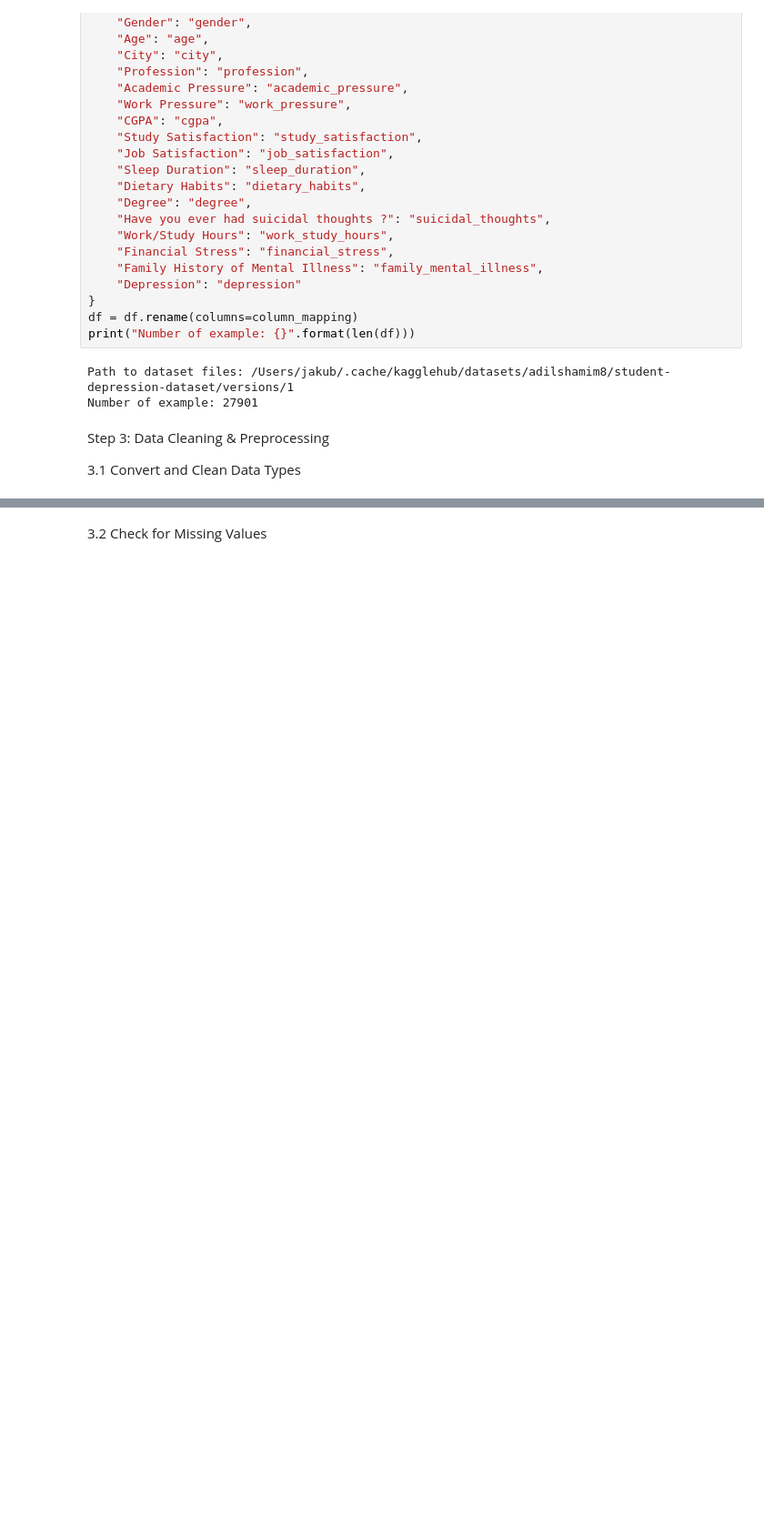
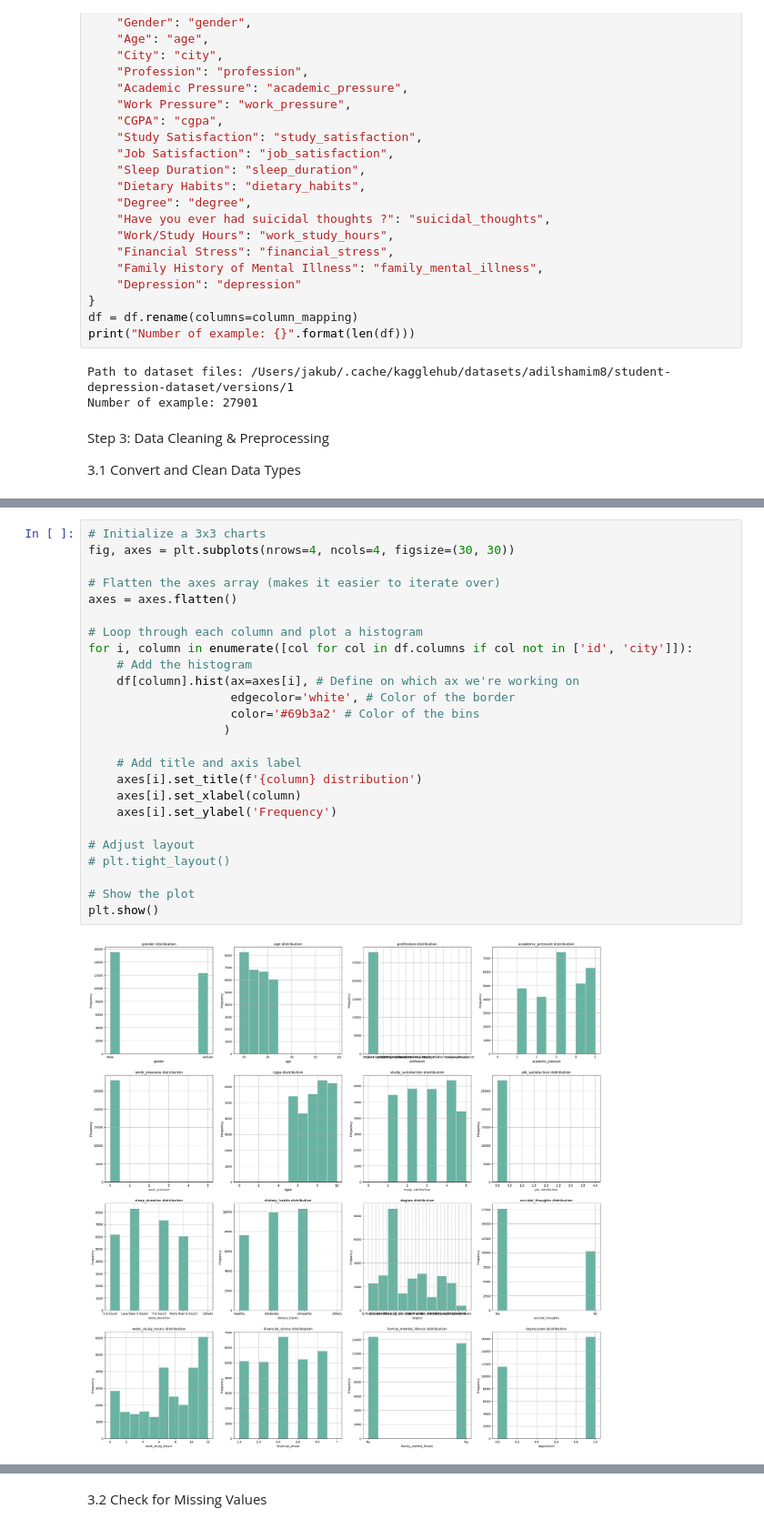
Before and after one commit to informedAI/student-depression-prediction, a Jupyter notebook: student_depression/main.ipynb, the cells around one changed output, grey strips where cells are left out. Shown at 91% size. Cells and saved outputs as stored; diff of their text form; blank space fills up the shorter version.

```diff
--- a/student_depression/main.ipynb
+++ b/student_depression/main.ipynb
@@ -51,0 +113,27 @@ Step 3: Data Cleaning & Preprocessing
+# %%
+# Initialize a 3x3 charts
+fig, axes = plt.subplots(nrows=4, ncols=4, figsize=(30, 30))
+
+# Flatten the axes array (makes it easier to iterate over)
+axes = axes.flatten()
+
+# Loop through each column and plot a histogram
+for i, column in enumerate([col for col in df.columns if col not in ['id', 'city']]):
+    # Add the histogram
+    df[column].hist(ax=axes[i], # Define on which ax we're working on
+                    edgecolor='white', # Color of the border
+                    color='#69b3a2' # Color of the bins
+                   )
+
+    # Add title and axis label
+    axes[i].set_title(f'{column} distribution')
+    axes[i].set_xlabel(column)
+    axes[i].set_ylabel('Frequency')
+
+# Adjust layout
+# plt.tight_layout()
+
+# Show the plot
+plt.show()
+# %% [output]
+[figure, added]
```
Also changed, not shown: parts of 37 cells of this notebook.
